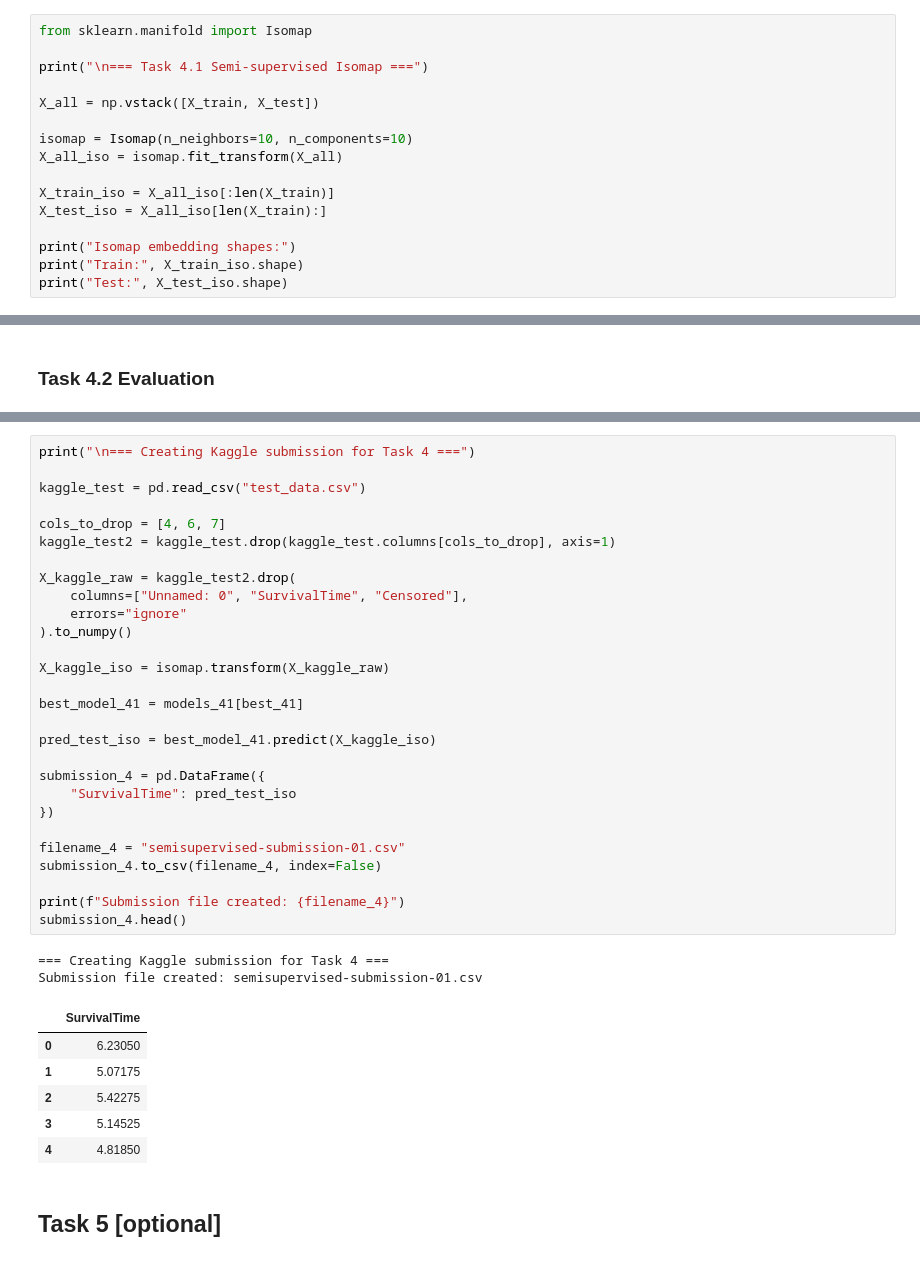
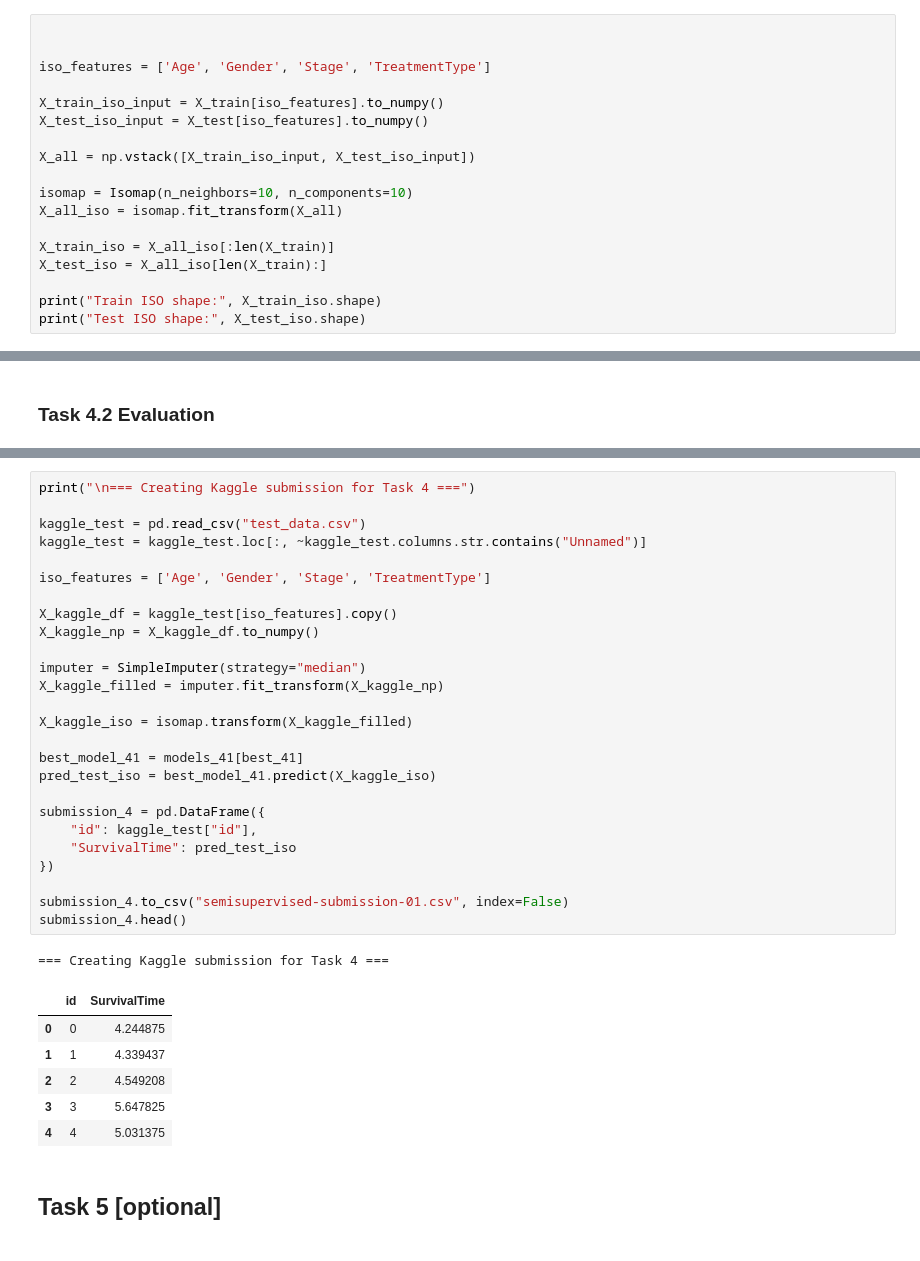
Before and after one commit to bencastello/Machine-Learning-Assignment-2, a Jupyter notebook: ml_assignment_2.ipynb, the cells around one changed output, grey strips where cells are left out. Cells and saved outputs as stored; diff of their text form.

```diff
--- a/ml_assignment_2.ipynb
+++ b/ml_assignment_2.ipynb
@@ -930,11 +909,14 @@ ValueError: X has 4 features, but SimpleImputer is expecting 5 features as input
 # %% [markdown]
 ### Task 4.1 Imputation with labeled and unlabeled data
 # %%
-from sklearn.manifold import Isomap
 
-print("\n=== Task 4.1 Semi-supervised Isomap ===")
 
-X_all = np.vstack([X_train, X_test])
+iso_features = ['Age', 'Gender', 'Stage', 'TreatmentType']
+
+X_train_iso_input = X_train[iso_features].to_numpy()
+X_test_iso_input = X_test[iso_features].to_numpy()
+
+X_all = np.vstack([X_train_iso_input, X_test_iso_input])
 
 isomap = Isomap(n_neighbors=10, n_components=10)
 X_all_iso = isomap.fit_transform(X_all)
@@ -942,7 +924,6 @@ X_all_iso = isomap.fit_transform(X_all)
 X_train_iso = X_all_iso[:len(X_train)]
 X_test_iso = X_all_iso[len(X_train):]
 
-print("Isomap embedding shapes:")
-print("Train:", X_train_iso.shape)
-print("Test:", X_test_iso.shape)
+print("Train ISO shape:", X_train_iso.shape)
+print("Test ISO shape:", X_test_iso.shape)
 # %% [output]
@@ -991,39 +968,36 @@ cMSE: 2.2300
 # %%
 print("\n=== Creating Kaggle submission for Task 4 ===")
 
 kaggle_test = pd.read_csv("test_data.csv")
+kaggle_test = kaggle_test.loc[:, ~kaggle_test.columns.str.contains("Unnamed")]
 
-cols_to_drop = [4, 6, 7]
-kaggle_test2 = kaggle_test.drop(kaggle_test.columns[cols_to_drop], axis=1)
+iso_features = ['Age', 'Gender', 'Stage', 'TreatmentType']
 
-X_kaggle_raw = kaggle_test2.drop(
-    columns=["Unnamed: 0", "SurvivalTime", "Censored"],
-    errors="ignore"
-).to_numpy()
+X_kaggle_df = kaggle_test[iso_features].copy()
+X_kaggle_np = X_kaggle_df.to_numpy()
 
-X_kaggle_iso = isomap.transform(X_kaggle_raw)
+imputer = SimpleImputer(strategy="median")
+X_kaggle_filled = imputer.fit_transform(X_kaggle_np)
+
+X_kaggle_iso = isomap.transform(X_kaggle_filled)
 
 best_model_41 = models_41[best_41]
-
 pred_test_iso = best_model_41.predict(X_kaggle_iso)
 
 submission_4 = pd.DataFrame({
+    "id": kaggle_test["id"],
     "SurvivalTime": pred_test_iso
 })
 
-filename_4 = "semisupervised-submission-01.csv"
-submission_4.to_csv(filename_4, index=False)
-
-print(f"Submission file created: {filename_4}")
+submission_4.to_csv("semisupervised-submission-01.csv", index=False)
 submission_4.head()
 # %% [output]
 === Creating Kaggle submission for Task 4 ===
-Submission file created: semisupervised-submission-01.csv
-|  | SurvivalTime |
-| 0 | 6.23050 |
-| 1 | 5.07175 |
-| 2 | 5.42275 |
-| 3 | 5.14525 |
-| 4 | 4.81850 |
+|  | id | SurvivalTime |
+| 0 | 0 | 4.244875 |
+| 1 | 1 | 4.339437 |
+| 2 | 2 | 4.549208 |
+| 3 | 3 | 5.647825 |
+| 4 | 4 | 5.031375 |
 # %% [markdown]
 ## Task 5 [optional]
```
Also changed, not shown: parts of 8 cells of this notebook.
